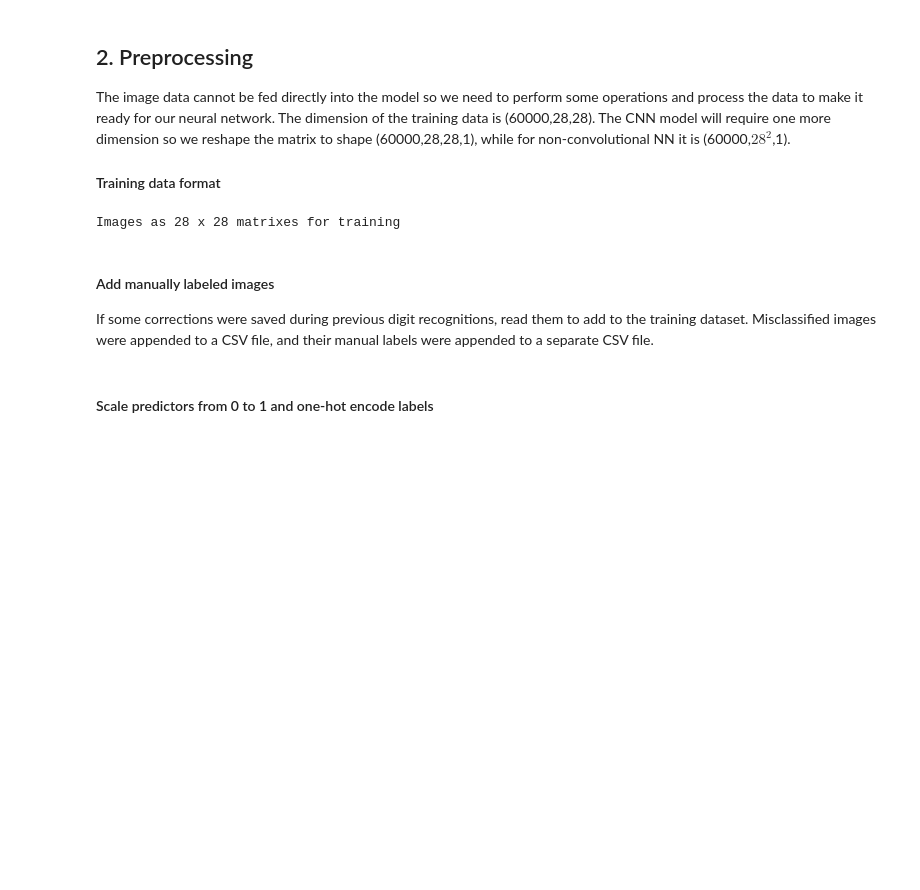
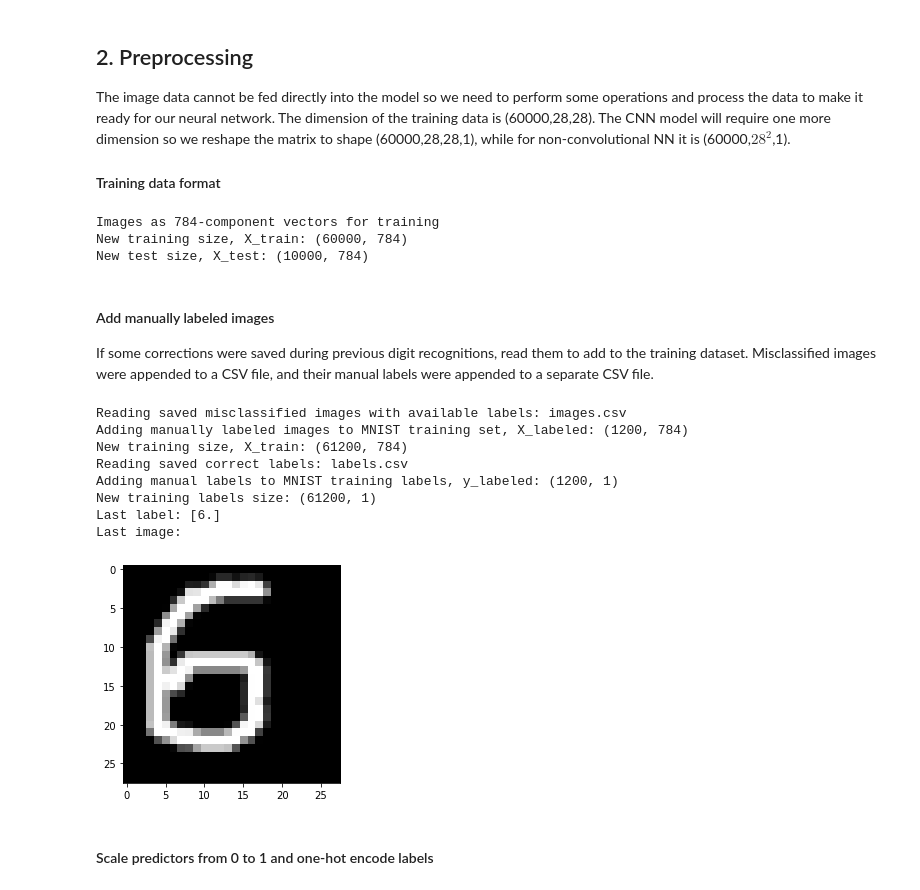
Before and after one commit to ysereda/Springboard, a Jupyter notebook: Capstone3.DigitRecognition_CNN.ipynb, the cells around one changed output. Drawn from its saved outputs; the diff is of its cells as text; code cells hidden in the pictures; blank space fills up the shorter version.

```diff
--- a/Capstone3.DigitRecognition_CNN.ipynb
+++ b/Capstone3.DigitRecognition_CNN.ipynb
@@ -86,7 +86,7 @@ The image data cannot be fed directly into the model so we need to perform some
 #### Training data format
 # %%
 # Keep image data as a matrix or convert to vector?
-mx = True # True/False: If false - as 28^2 vector for NN, if true - as 28 x 28 matrix for CNN
+mx = False # True/False: If false - as 28^2 vector for NN, if true - as 28 x 28 matrix for CNN
 sy = X_test.shape[1]; sx = X_test.shape[2]; # image sizes
 if mx:
     print(f"Images as {sy} x {sx} matrixes for training")
@@ -99,41 +99,53 @@ else:
     print("New training size, X_train:",X_train.shape)
     print("New test size, X_test:",X_test.shape)
 # %% [output]
-Images as 28 x 28 matrixes for training
+Images as 784-component vectors for training
+New training size, X_train: (60000, 784)
+New test size, X_test: (10000, 784)
 # %% [markdown]
 #### Add manually labeled images
 If some corrections were saved during previous digit recognitions, read them to add to the training dataset. Misclassified images were appended to a CSV file, and their manual labels were appended to a separate CSV file.
 # %%
-ml = 0; # manual labels
+ml = 1200;#1239; # manual labels
 if ml>0:
     saved_images = 'images.csv' # (n, sy*sx) n vectors with sy*sx components of 0-255, no header
     saved_labels = 'labels.csv' # scalars, no header
 
     if os.path.exists(saved_images):
         print("Reading saved misclassified images with available labels:",saved_images)
         X_labeled = pd.read_csv(saved_images, header=None)
         print("Adding manually labeled images to MNIST training set, X_labeled:",X_labeled.shape)
         if mx:
             X_train = np.concatenate( (X_train, np.array(X_labeled).reshape(-1,sy,sx)) )
         else:
             X_train = np.concatenate( (X_train, np.array(X_labeled)) )
         print("New training size, X_train:",X_train.shape)
     else: print("No saved labeled images")
 
     if os.path.exists(saved_labels):
         print("Reading saved correct labels:",saved_labels)
         y_labeled = pd.read_csv(saved_labels, header=None)
         print("Adding manual labels to MNIST training labels, y_labeled:",y_labeled.shape)
         #y_train = np.concatenate( (y_train, np.array(y_labeled).reshape(-1)) )
         # Do we need to add last dimension 1 to y_train?
         y_train = np.concatenate((y_train.reshape(-1,1), np.array(y_labeled).ravel().reshape(-1,1)))
         print("New training labels size:",y_train.shape)
     else: print("No saved manual labels")
 
     # Verify
     print("Last label:",y_train[-1])
     print("Last image:")
     plt.imshow(X_train.reshape(-1,sy,sx)[-1], cmap='gray');
+# %% [output]
+Reading saved misclassified images with available labels: images.csv
+Adding manually labeled images to MNIST training set, X_labeled: (1200, 784)
+New training size, X_train: (61200, 784)
+Reading saved correct labels: labels.csv
+Adding manual labels to MNIST training labels, y_labeled: (1200, 1)
+New training labels size: (61200, 1)
+Last label: [6.]
+Last image:
+[figure, added]
 # %% [markdown]
 #### Scale predictors from 0 to 1 and one-hot encode labels
 # %%
```
Also changed, not shown: parts of 30 cells of this notebook.
